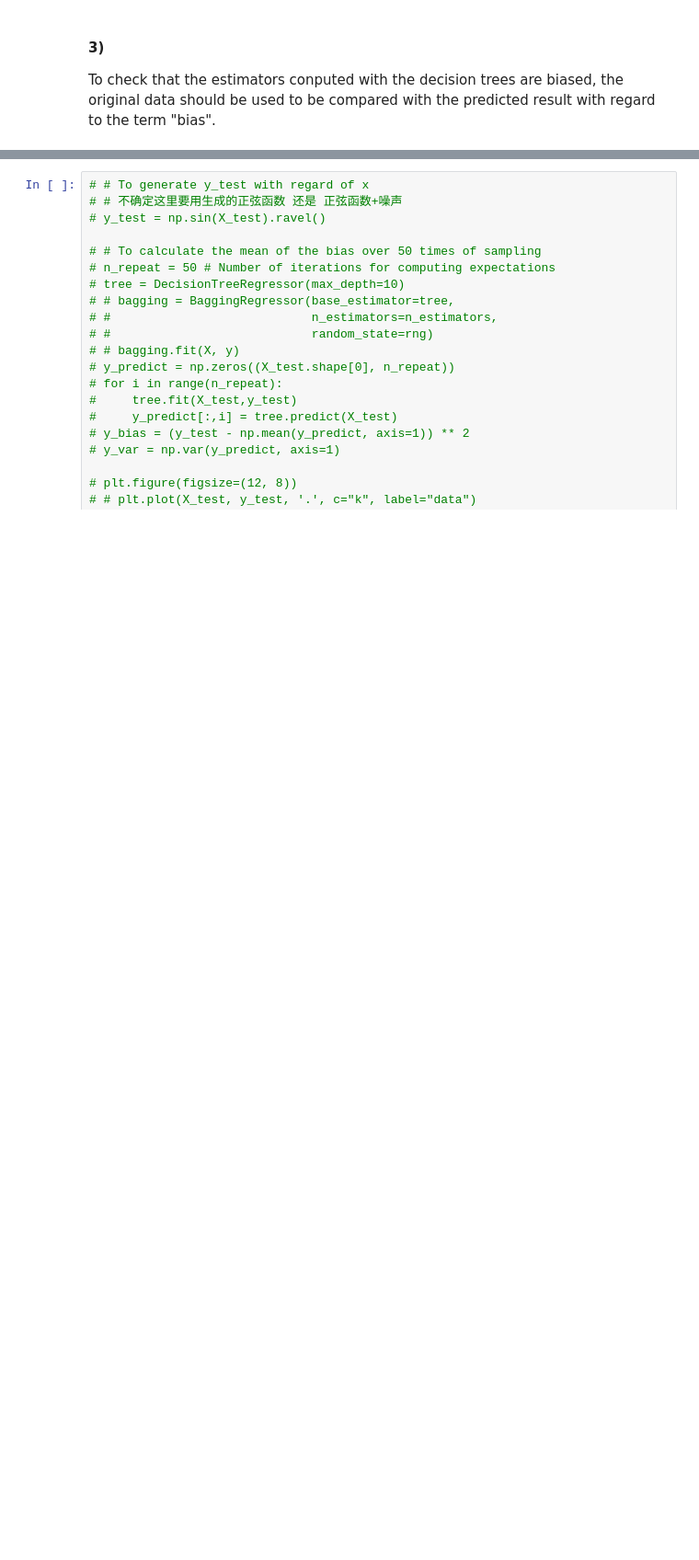
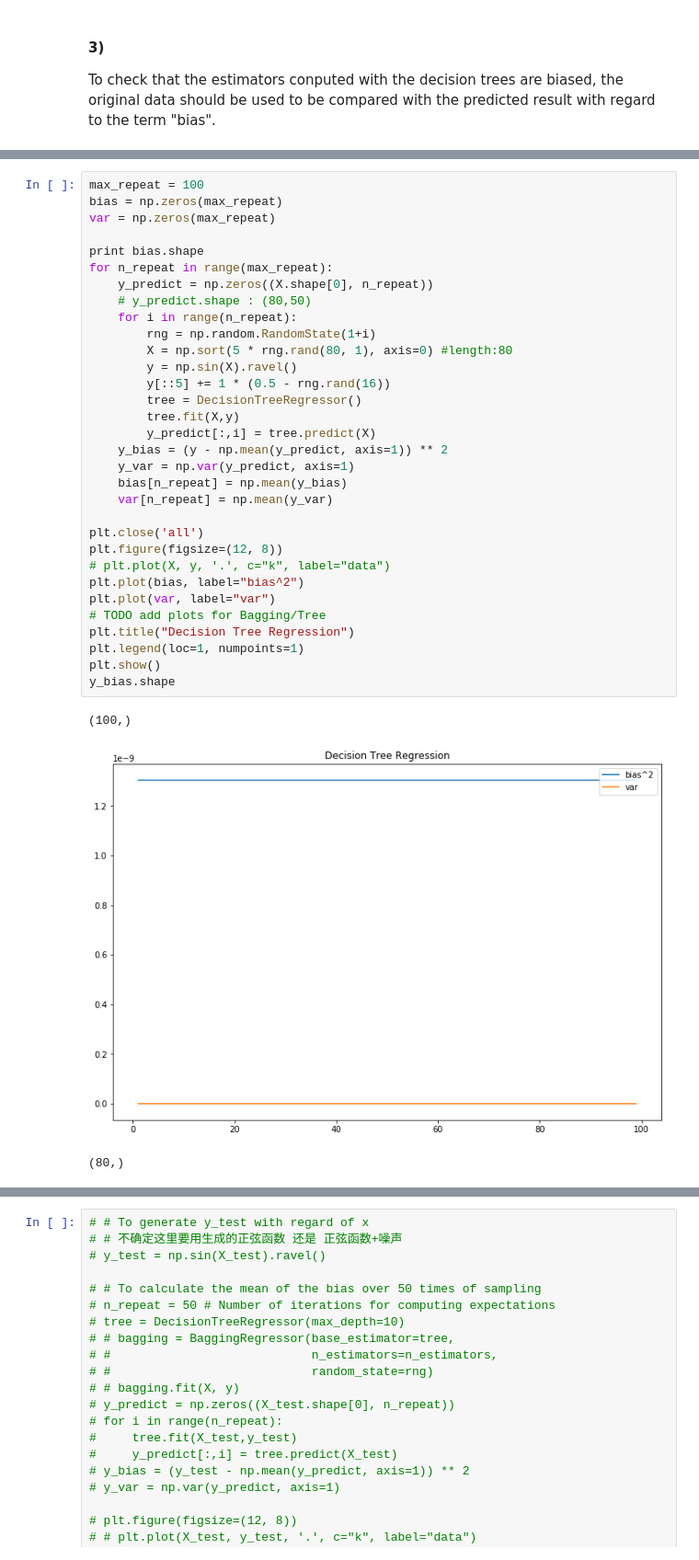
Before and after one commit to LI-Yanting/TP_random_forests, a Jupyter notebook: TP_Bagging_Random_Forests.ipynb, the cells around one changed output, grey strips where cells are left out. Shown at 92% size. Cells and saved outputs as stored; diff of their text form; blank space fills up the shorter version.

```diff
--- a/TP_Bagging_Random_Forests.ipynb
+++ b/TP_Bagging_Random_Forests.ipynb
@@ -100,3 +121,39 @@ To check that the estimators conputed with the decision trees are biased, the or
+# %%
+max_repeat = 100
+bias = np.zeros(max_repeat)
+var = np.zeros(max_repeat)
+
+print bias.shape
+for n_repeat in range(max_repeat):
+    y_predict = np.zeros((X.shape[0], n_repeat))
+    # y_predict.shape : (80,50)
+    for i in range(n_repeat):
+        rng = np.random.RandomState(1+i)
+        X = np.sort(5 * rng.rand(80, 1), axis=0) #length:80
+        y = np.sin(X).ravel()
+        y[::5] += 1 * (0.5 - rng.rand(16))
+        tree = DecisionTreeRegressor()
+        tree.fit(X,y)
+        y_predict[:,i] = tree.predict(X)
+    y_bias = (y - np.mean(y_predict, axis=1)) ** 2
+    y_var = np.var(y_predict, axis=1)
+    bias[n_repeat] = np.mean(y_bias)
+    var[n_repeat] = np.mean(y_var)
+
+plt.close('all')
+plt.figure(figsize=(12, 8))
+# plt.plot(X, y, '.', c="k", label="data")
+plt.plot(bias, label="bias^2")
+plt.plot(var, label="var")
+# TODO add plots for Bagging/Tree
+plt.title("Decision Tree Regression")
+plt.legend(loc=1, numpoints=1)
+plt.show()
+y_bias.shape
+# %% [output]
+(100,)
+[figure, added]
+(80,)
 # %%
 # To calculate the mean of the bias over 50 times of sampling
 n_repeat = 50 # Number of iterations for computing expectations
```
Also changed, not shown: parts of 12 cells of this notebook.
